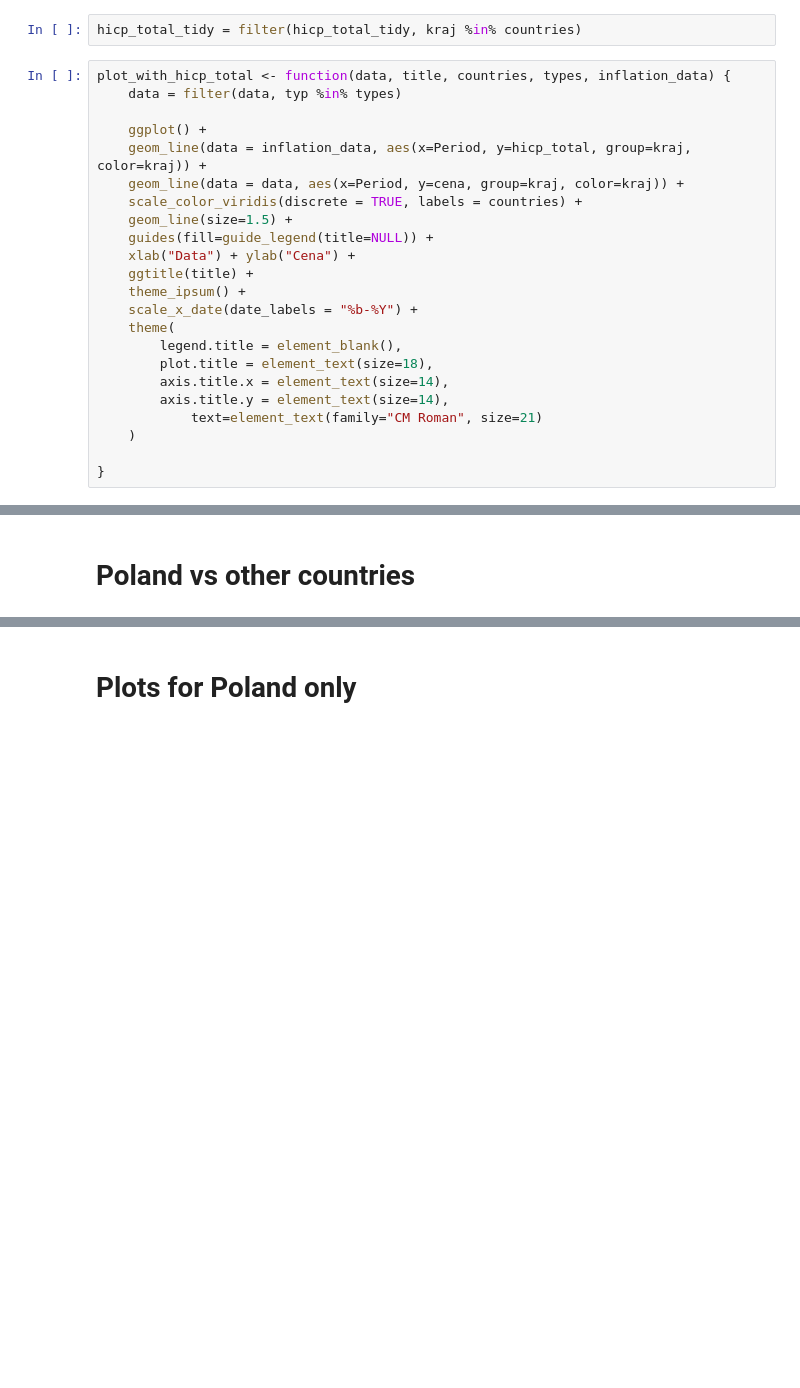
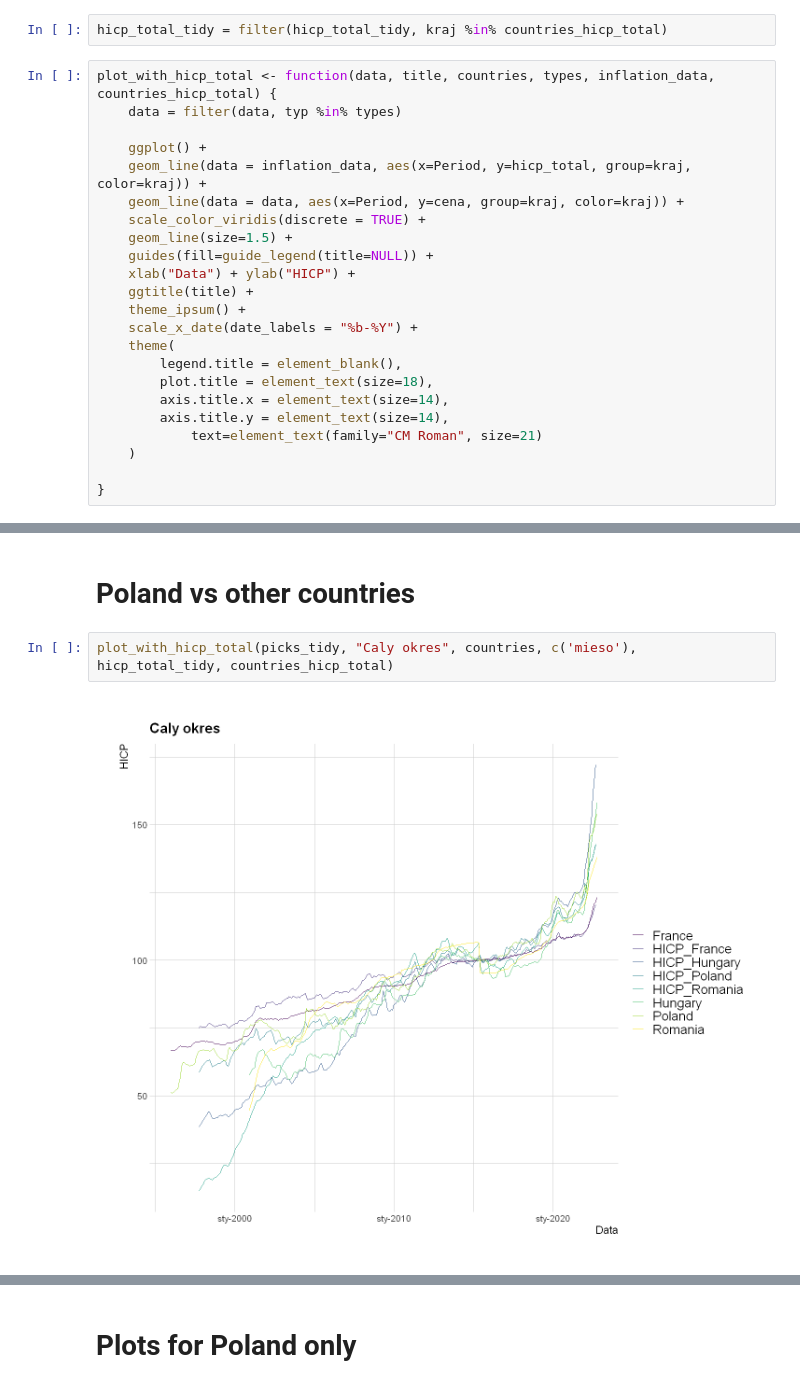
Before and after one commit to AdamixD/SAD_Projekt_1, a Jupyter notebook: Problem2.ipynb, the cells around one changed output, grey strips where cells are left out. Saved outputs shown, nothing was run; the diff lists cells and outputs as text; blank space fills up the shorter version.

```diff
--- a/Problem2.ipynb
+++ b/Problem2.ipynb
@@ -207,16 +222,16 @@ countries = c('France', 'Hungary', 'Poland', 'Romania')
 # %%
-hicp_total_tidy = filter(hicp_total_tidy, kraj %in% countries)
+hicp_total_tidy = filter(hicp_total_tidy, kraj %in% countries_hicp_total)
 # %%
-plot_with_hicp_total <- function(data, title, countries, types, inflation_data) {
+plot_with_hicp_total <- function(data, title, countries, types, inflation_data, countries_hicp_total) {
     data = filter(data, typ %in% types)
 
     ggplot() +
     geom_line(data = inflation_data, aes(x=Period, y=hicp_total, group=kraj, color=kraj)) +
     geom_line(data = data, aes(x=Period, y=cena, group=kraj, color=kraj)) +
-    scale_color_viridis(discrete = TRUE, labels = countries) +
+    scale_color_viridis(discrete = TRUE) +
     geom_line(size=1.5) +
     guides(fill=guide_legend(title=NULL)) +
-    xlab("Data") + ylab("Cena") +
+    xlab("Data") + ylab("HICP") +
     ggtitle(title) +
     theme_ipsum() +
     scale_x_date(date_labels = "%b-%Y") +
@@ -273,4 +289,8 @@ plot_with_hicp_total(picks_tidy, "Caly okres", countries, c('mieso'), hicp_total
 # %% [markdown]
 # Poland vs other countries
+# %%
+plot_with_hicp_total(picks_tidy, "Caly okres", countries, c('mieso'), hicp_total_tidy, countries_hicp_total)
+# %% [output]
+[figure, new version]
 # %%
 plot(before_pandemic_data, "Przed pandemią", countries, c('mieso'))
```
Also changed, not shown: parts of 20 cells of this notebook.
